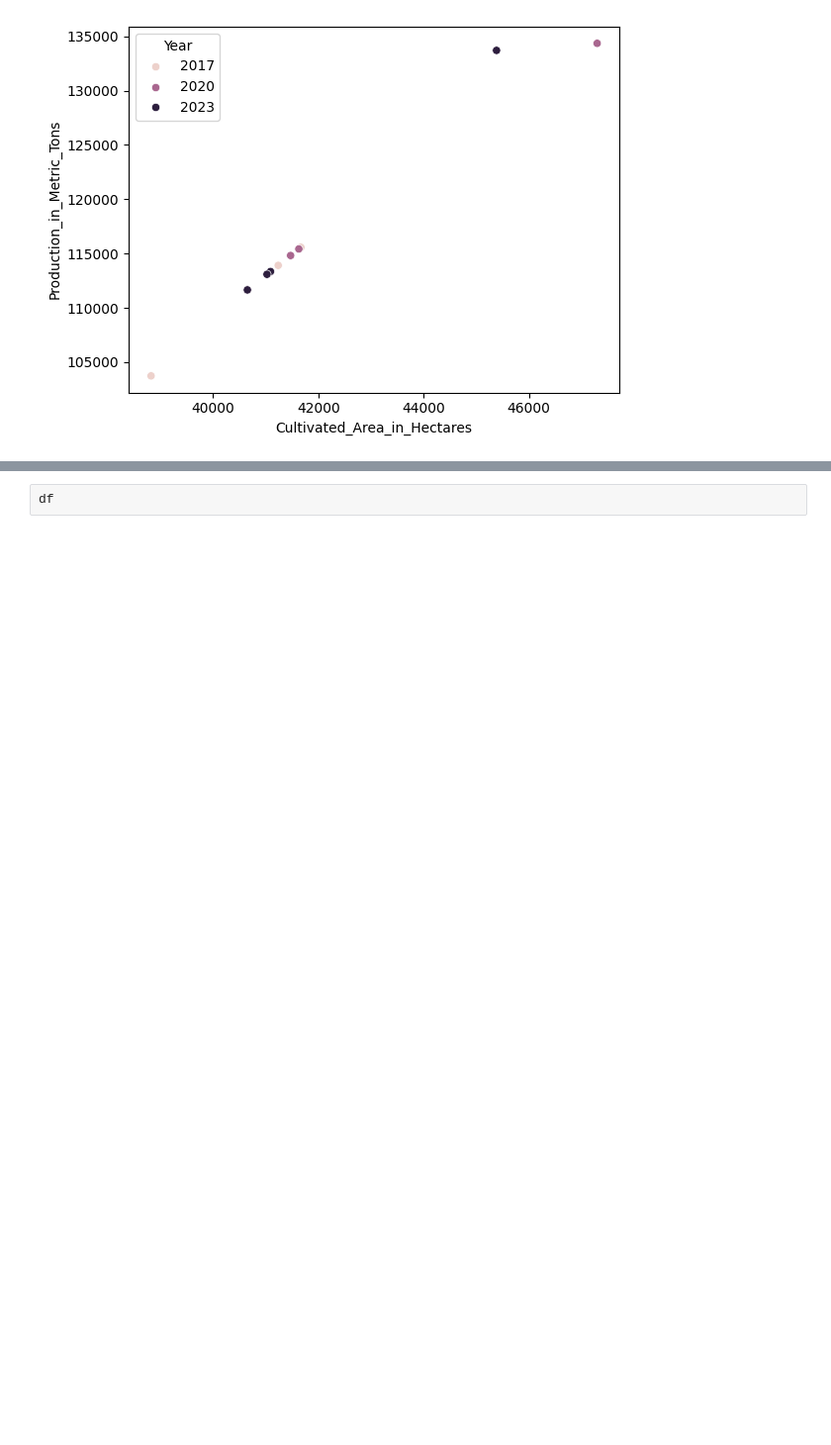
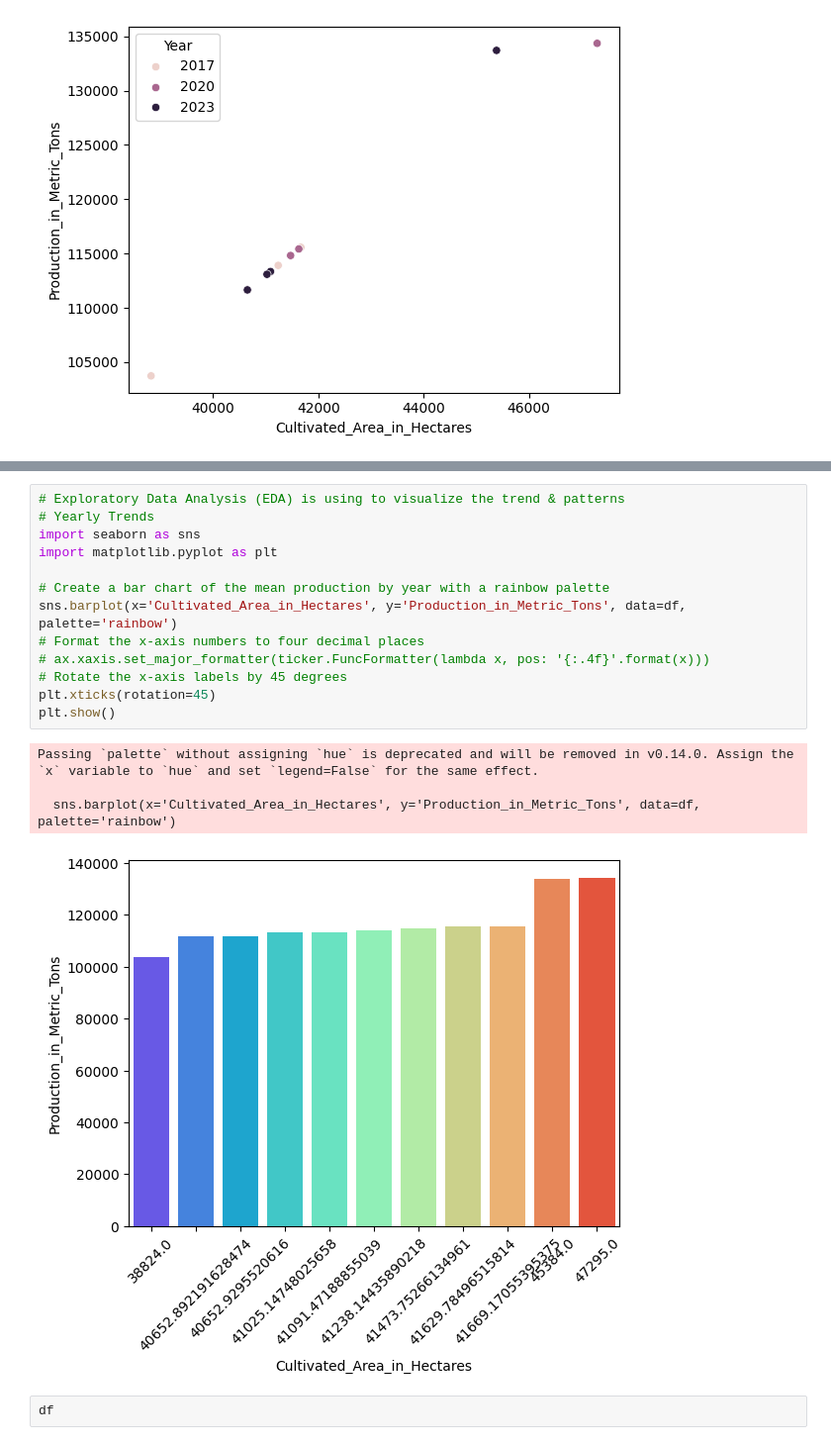
Before and after one commit to MehediImamShilu/Smart-Paddy-Production, a Jupyter notebook: Final_Smart_paddy_Production.ipynb, the cells around one changed output, grey strips where cells are left out. Shown at 99% size. Cells and saved outputs as stored; diff of their text form; blank space fills up the shorter version.

```diff
--- a/Final_Smart_paddy_Production.ipynb
+++ b/Final_Smart_paddy_Production.ipynb
@@ -800,3 +814,21 @@ plt.show()
+# %%
+# Exploratory Data Analysis (EDA) is using to visualize the trend & patterns
+# Yearly Trends
+import seaborn as sns
+import matplotlib.pyplot as plt
+
+# Create a bar chart of the mean production by year with a rainbow palette
+sns.barplot(x='Cultivated_Area_in_Hectares', y='Production_in_Metric_Tons', data=df, palette='rainbow')
+# Format the x-axis numbers to four decimal places
+# ax.xaxis.set_major_formatter(ticker.FuncFormatter(lambda x, pos: '{:.4f}'.format(x)))
+# Rotate the x-axis labels by 45 degrees
+plt.xticks(rotation=45)
+plt.show()
+# %% [output]
+Passing `palette` without assigning `hue` is deprecated and will be removed in v0.14.0. Assign the `x` variable to `hue` and set `legend=False` for the same effect.
+
+  sns.barplot(x='Cultivated_Area_in_Hectares', y='Production_in_Metric_Tons', data=df, palette='rainbow')
+[figure, added]
 # %%
 df
 # %% [output]
```
Also changed, not shown: parts of 13 cells of this notebook.
